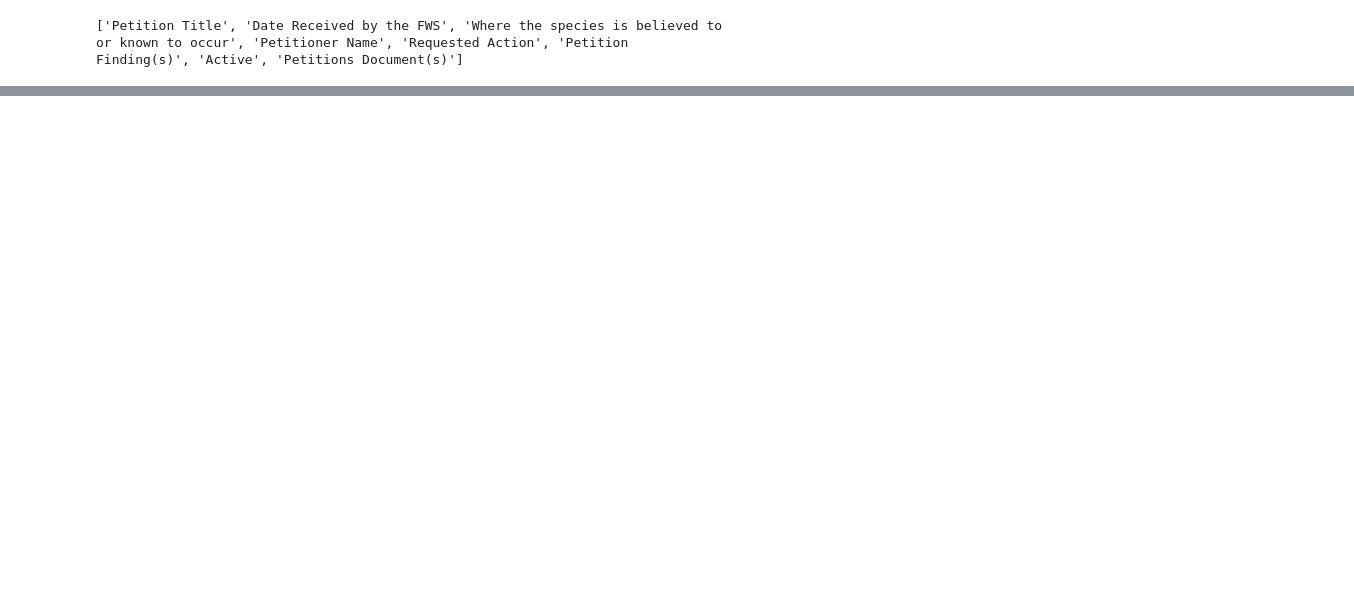
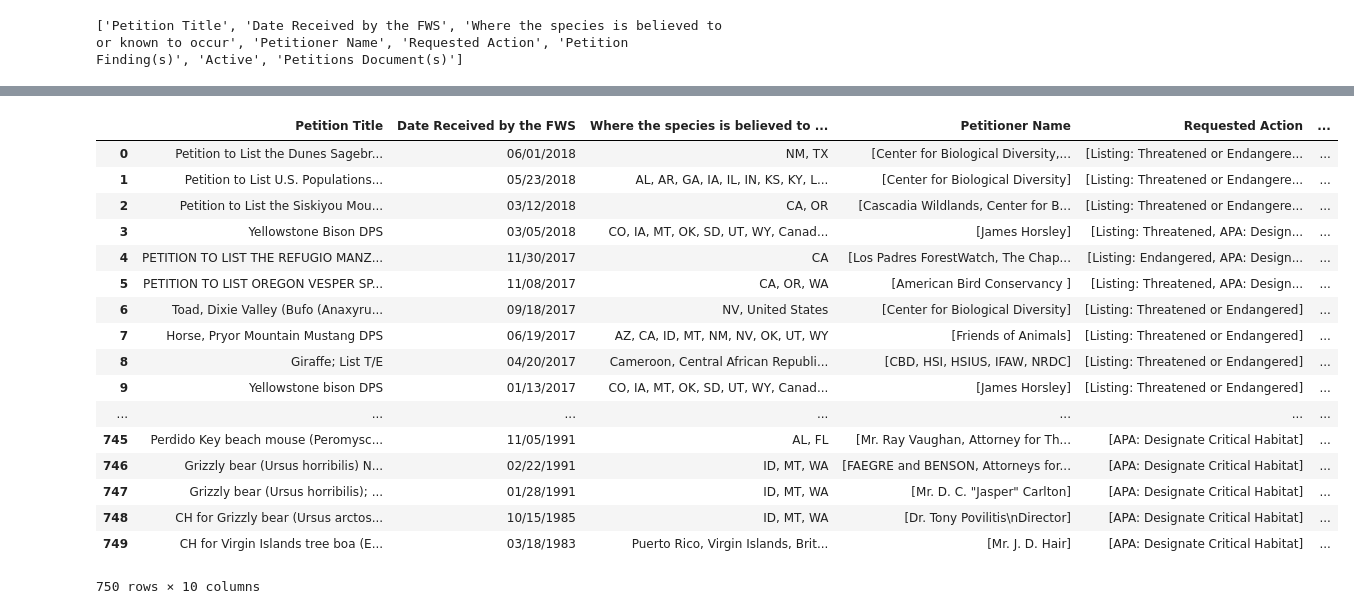
Before and after one commit to amdevine/gwc-endangered-species, a Jupyter notebook: US Endangered Species Data.ipynb, the cells around one changed output, grey strips where cells are left out. Cells and saved outputs as stored; diff of their text form; code cells hidden in the pictures; blank space fills up the shorter version.

```diff
--- a/US Endangered Species Data.ipynb
+++ b/US Endangered Species Data.ipynb
@@ -109,0 +108,29 @@ By providing a specific query string, you can generate a custom report of the pr
+# %%
+df_petitions = pd.DataFrame(r['data'], columns=columnheaders)
+df_petitions['year_received'] = df_petitions.apply(lambda x: x['Date Received by the FWS'][-4:], axis=1)
+df_petitions['n_species'] = df_petitions.apply(lambda x: parseSpeciesNumber(x['Petition Title']), axis=1)
+df_petitions.at[576, 'n_species'] = 1
+df_petitions.at[577, 'n_species'] = 1
+df_petitions.at[582, 'n_species'] = 1
+df_petitions.at[598, 'n_species'] = 1
+df_petitions.at[715, 'n_species'] = 1
+df_petitions
+# %% [output]
+|  | Petition Title | Date Received by the FWS | Where the species is believed to ... | Petitioner Name | Requested Action | ... |
+| 0 | Petition to List the Dunes Sagebr... | 06/01/2018 | NM, TX | [Center for Biological Diversity,... | [Listing: Threatened or Endangere... | ... |
+| 1 | Petition to List U.S. Populations... | 05/23/2018 | AL, AR, GA, IA, IL, IN, KS, KY, L... | [Center for Biological Diversity] | [Listing: Threatened or Endangere... | ... |
+| 2 | Petition to List the Siskiyou Mou... | 03/12/2018 | CA, OR | [Cascadia Wildlands, Center for B... | [Listing: Threatened or Endangere... | ... |
+| 3 | Yellowstone Bison DPS | 03/05/2018 | CO, IA, MT, OK, SD, UT, WY, Canad... | [James Horsley] | [Listing: Threatened, APA: Design... | ... |
+| 4 | PETITION TO LIST THE REFUGIO MANZ... | 11/30/2017 | CA | [Los Padres ForestWatch, The Chap... | [Listing: Endangered, APA: Design... | ... |
+| 5 | PETITION TO LIST OREGON VESPER SP... | 11/08/2017 | CA, OR, WA | [American Bird Conservancy ] | [Listing: Threatened, APA: Design... | ... |
+| 6 | Toad, Dixie Valley (Bufo (Anaxyru... | 09/18/2017 | NV, United States | [Center for Biological Diversity] | [Listing: Threatened or Endangered] | ... |
+| 7 | Horse, Pryor Mountain Mustang DPS | 06/19/2017 | AZ, CA, ID, MT, NM, NV, OK, UT, WY | [Friends of Animals] | [Listing: Threatened or Endangered] | ... |
+| 8 | Giraffe; List T/E | 04/20/2017 | Cameroon, Central African Republi... | [CBD, HSI, HSIUS, IFAW, NRDC] | [Listing: Threatened or Endangered] | ... |
+| 9 | Yellowstone bison DPS | 01/13/2017 | CO, IA, MT, OK, SD, UT, WY, Canad... | [James Horsley] | [Listing: Threatened or Endangered] | ... |
+| ... | ... | ... | ... | ... | ... | ... |
+| 745 | Perdido Key beach mouse (Peromysc... | 11/05/1991 | AL, FL | [Mr. Ray Vaughan, Attorney for Th... | [APA: Designate Critical Habitat] | ... |
+| 746 | Grizzly bear (Ursus horribilis) N... | 02/22/1991 | ID, MT, WA | [FAEGRE and BENSON, Attorneys for... | [APA: Designate Critical Habitat] | ... |
+| 747 | Grizzly bear (Ursus horribilis); ... | 01/28/1991 | ID, MT, WA | [Mr. D. C. "Jasper" Carlton] | [APA: Designate Critical Habitat] | ... |
+| 748 | CH for Grizzly bear (Ursus arctos... | 10/15/1985 | ID, MT, WA | [Dr. Tony Povilitis\nDirector] | [APA: Designate Critical Habitat] | ... |
+| 749 | CH for Virgin Islands tree boa (E... | 03/18/1983 | Puerto Rico, Virgin Islands, Brit... | [Mr. J. D. Hair] | [APA: Designate Critical Habitat] | ... |
+750 rows × 10 columns
```
Also changed, not shown: parts of 10 cells of this notebook.
